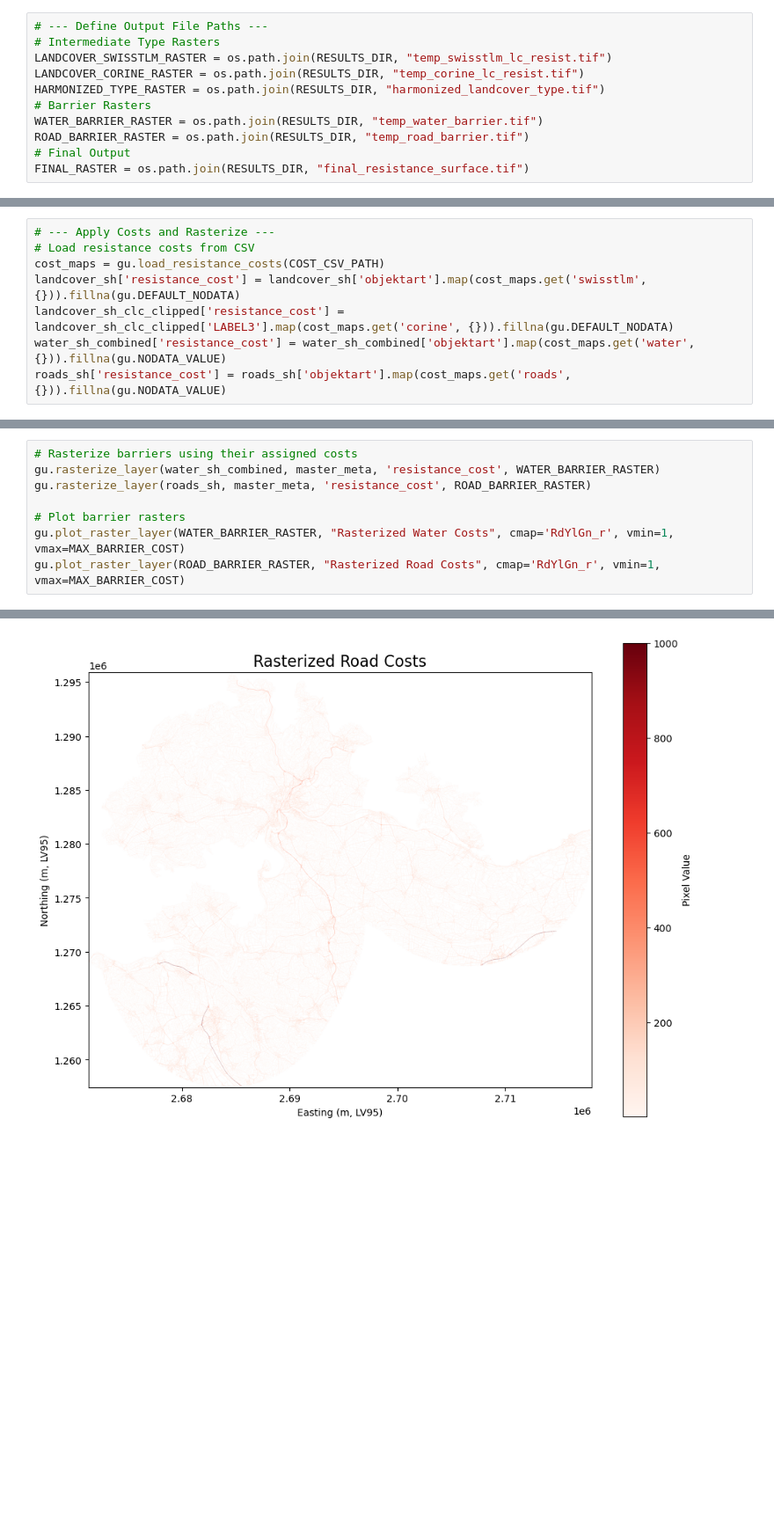
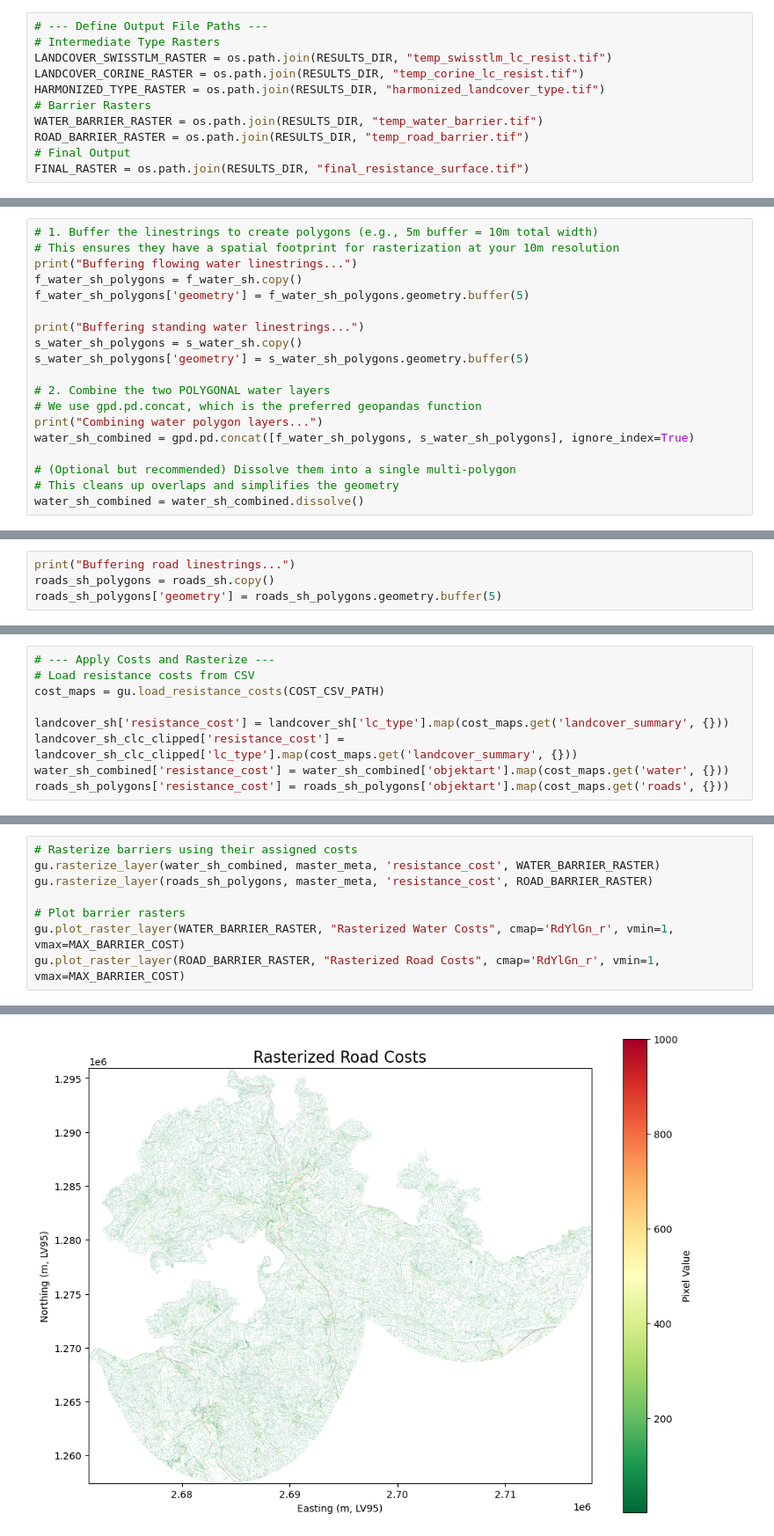
Before and after one commit to LukasBuchmann/PA2-Modelling_Wildlife_Corridors, a Jupyter notebook: Code/Files/cost_surface_model.ipynb, the cells around one changed output, grey strips where cells are left out. Shown at 88% size. Cells and saved outputs as stored; diff of their text form; blank space fills up the shorter version.

```diff
--- a/Code/Files/cost_surface_model.ipynb
+++ b/Code/Files/cost_surface_model.ipynb
@@ -98,0 +82,19 @@ NameError: name 'landcover_sh_clc_clipped' is not defined
+# %%
+# 1. Buffer the linestrings to create polygons (e.g., 5m buffer = 10m total width)
+# This ensures they have a spatial footprint for rasterization at your 10m resolution
+print("Buffering flowing water linestrings...")
+f_water_sh_polygons = f_water_sh.copy()
+f_water_sh_polygons['geometry'] = f_water_sh_polygons.geometry.buffer(5)
+
+print("Buffering standing water linestrings...")
+s_water_sh_polygons = s_water_sh.copy()
+s_water_sh_polygons['geometry'] = s_water_sh_polygons.geometry.buffer(5)
+
+# 2. Combine the two POLYGONAL water layers
+# We use gpd.pd.concat, which is the preferred geopandas function
+print("Combining water polygon layers...")
+water_sh_combined = gpd.pd.concat([f_water_sh_polygons, s_water_sh_polygons], ignore_index=True)
+
+# (Optional but recommended) Dissolve them into a single multi-polygon
+# This cleans up overlaps and simplifies the geometry
+water_sh_combined = water_sh_combined.dissolve()
@@ -98,0 +107,4 @@ NameError: name 'landcover_sh_clc_clipped' is not defined
+# %%
+print("Buffering road linestrings...")
+roads_sh_polygons = roads_sh.copy()
+roads_sh_polygons['geometry'] = roads_sh_polygons.geometry.buffer(5)
@@ -148,9 +164,10 @@ Master grid: 4662x3849 pixels at 10.0m resolution.
 # --- Apply Costs and Rasterize ---
 # Load resistance costs from CSV
 cost_maps = gu.load_resistance_costs(COST_CSV_PATH)
-landcover_sh['resistance_cost'] = landcover_sh['objektart'].map(cost_maps.get('swisstlm', {})).fillna(gu.DEFAULT_NODATA)
-landcover_sh_clc_clipped['resistance_cost'] = landcover_sh_clc_clipped['LABEL3'].map(cost_maps.get('corine', {})).fillna(gu.DEFAULT_NODATA)
-water_sh_combined['resistance_cost'] = water_sh_combined['objektart'].map(cost_maps.get('water', {})).fillna(gu.NODATA_VALUE)
-roads_sh['resistance_cost'] = roads_sh['objektart'].map(cost_maps.get('roads', {})).fillna(gu.NODATA_VALUE)
+
+landcover_sh['resistance_cost'] = landcover_sh['lc_type'].map(cost_maps.get('landcover_summary', {}))
+landcover_sh_clc_clipped['resistance_cost'] = landcover_sh_clc_clipped['lc_type'].map(cost_maps.get('landcover_summary', {}))
+water_sh_combined['resistance_cost'] = water_sh_combined['objektart'].map(cost_maps.get('water', {}))
+roads_sh_polygons['resistance_cost'] = roads_sh_polygons['objektart'].map(cost_maps.get('roads', {}))
 # %%
 # --- Rasterize Landcover Layers by resistance cost ---
@@ -170,7 +199,7 @@ gu.plot_raster_layer(HARMONIZED_TYPE_RASTER, "Harmonized Landcover Types", cmap=
 # %%
 # Rasterize barriers using their assigned costs
 gu.rasterize_layer(water_sh_combined, master_meta, 'resistance_cost', WATER_BARRIER_RASTER)
-gu.rasterize_layer(roads_sh, master_meta, 'resistance_cost', ROAD_BARRIER_RASTER)
+gu.rasterize_layer(roads_sh_polygons, master_meta, 'resistance_cost', ROAD_BARRIER_RASTER)
 
 # Plot barrier rasters
 gu.plot_raster_layer(WATER_BARRIER_RASTER, "Rasterized Water Costs", cmap='RdYlGn_r', vmin=1, vmax=MAX_BARRIER_COST)
@@ -191 +215 @@ Plotting raster layer: Rasterized Road Costs from temp_road_barrier.tif
-[figure, old version]
+[figure, new version]
```
Also changed, not shown: parts of 18 cells of this notebook, 4 other files.
